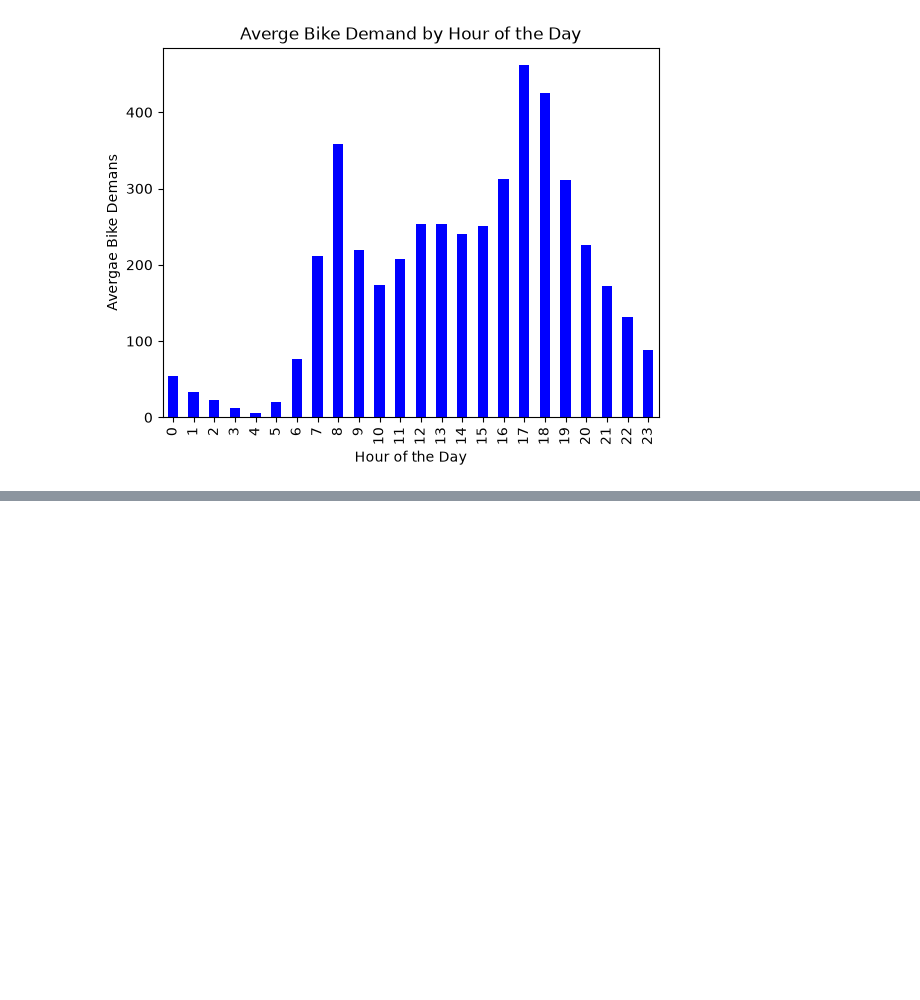
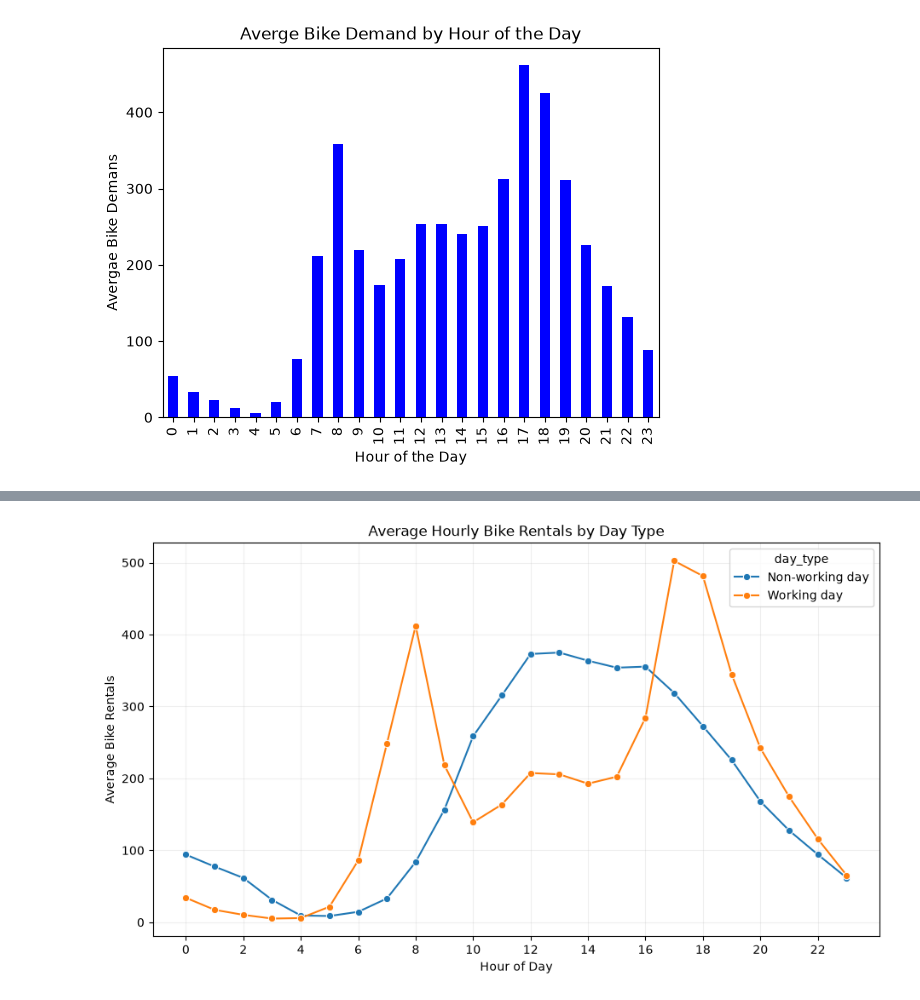
Before and after one commit to Ayush134vbt/bike_sharing_demand_analysis, a Jupyter notebook: notebooks/01_exploratory_analysis.ipynb, the cells around one changed output, grey strips where cells are left out. Cells and saved outputs as stored; diff of their text form; code cells hidden in the pictures; blank space fills up the shorter version.

Commit message:
Compare hourly bike demand by working day

```diff
--- a/notebooks/01_exploratory_analysis.ipynb
+++ b/notebooks/01_exploratory_analysis.ipynb
@@ -69,3 +69,7 @@ plt.ylabel("Avergae Bike Demans")
 plt.show()
 # %% [output]
 [figure]
+# %%
+hourly_by_day = df.groupby(["weekday", "hr"])["cnt"].mean().reset_index()
+
+hourly_by_day.head()
@@ -71,0 +83,24 @@ plt.show()
+# %%
+hourly_by_day["day_type"] = (
+    hourly_by_day["weekday"]
+    .map({0: "Non-working day", 1: "Working day"})
+)
+
+plt.figure(figsize=(11, 6))
+
+sns.lineplot(
+    data=hourly_by_day,
+    x="hr",
+    y="cnt",
+    hue="day_type",
+    marker="o"
+)
+
+plt.title("Average Hourly Bike Rentals by Day Type")
+plt.xlabel("Hour of Day")
+plt.ylabel("Average Bike Rentals")
+plt.xticks(np.arange(0, 24, 2))
+plt.grid(alpha=0.2)
+plt.show()
+# %% [output]
+[figure, added]
```
Also changed, not shown: parts of 3 cells of this notebook.
